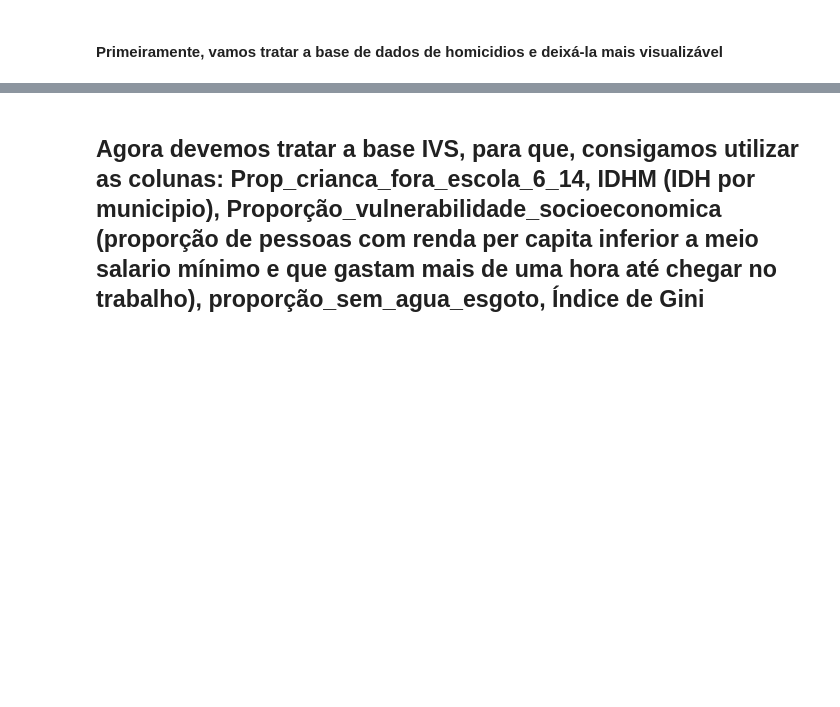
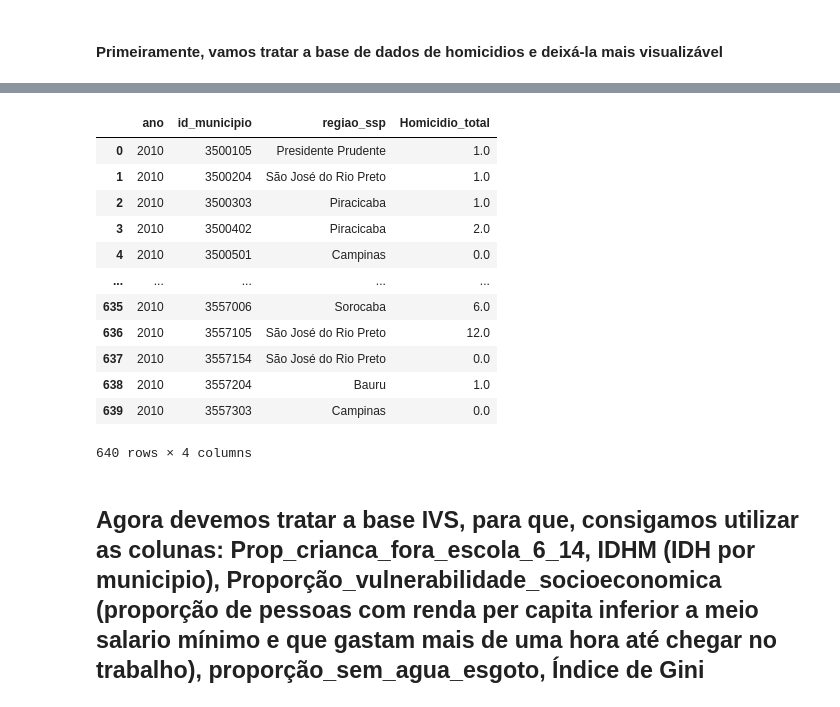
Before and after one commit to felipebns/P2_Cdados, a Jupyter notebook: p2_cdados.ipynb, the cells around one changed output, grey strips where cells are left out. Saved outputs shown, nothing was run; the diff lists cells and outputs as text; code cells hidden in the pictures; blank space fills up the shorter version.

Commit message:
groupby

```diff
--- a/p2_cdados.ipynb
+++ b/p2_cdados.ipynb
@@ -81,3 +101,20 @@ homicidio_filtrado
+# %%
+homicidio_ano = homicidio_filtrado.groupby(['ano', 'id_municipio', 'regiao_ssp']).agg({'Homicidio_total': 'sum'}).reset_index()
+homicidio_ano
+# %% [output]
+|  | ano | id_municipio | regiao_ssp | Homicidio_total |
+| 0 | 2010 | 3500105 | Presidente Prudente | 1.0 |
+| 1 | 2010 | 3500204 | São José do Rio Preto | 1.0 |
+| 2 | 2010 | 3500303 | Piracicaba | 1.0 |
+| 3 | 2010 | 3500402 | Piracicaba | 2.0 |
+| 4 | 2010 | 3500501 | Campinas | 0.0 |
+| ... | ... | ... | ... | ... |
+| 635 | 2010 | 3557006 | Sorocaba | 6.0 |
+| 636 | 2010 | 3557105 | São José do Rio Preto | 12.0 |
+| 637 | 2010 | 3557154 | São José do Rio Preto | 0.0 |
+| 638 | 2010 | 3557204 | Bauru | 1.0 |
+| 639 | 2010 | 3557303 | Campinas | 0.0 |
+640 rows × 4 columns
 # %% [markdown]
  ## Agora devemos tratar a base IVS, para que, consigamos utilizar as colunas:  Prop_crianca_fora_escola_6_14, IDHM (IDH por municipio), Proporção_vulnerabilidade_socioeconomica (proporção de pessoas com renda per capita inferior a meio salario mínimo e que gastam mais de uma hora até chegar no trabalho), proporção_sem_agua_esgoto, Índice de Gini
 # %%
```
Also changed, not shown: parts of 5 cells of this notebook.
